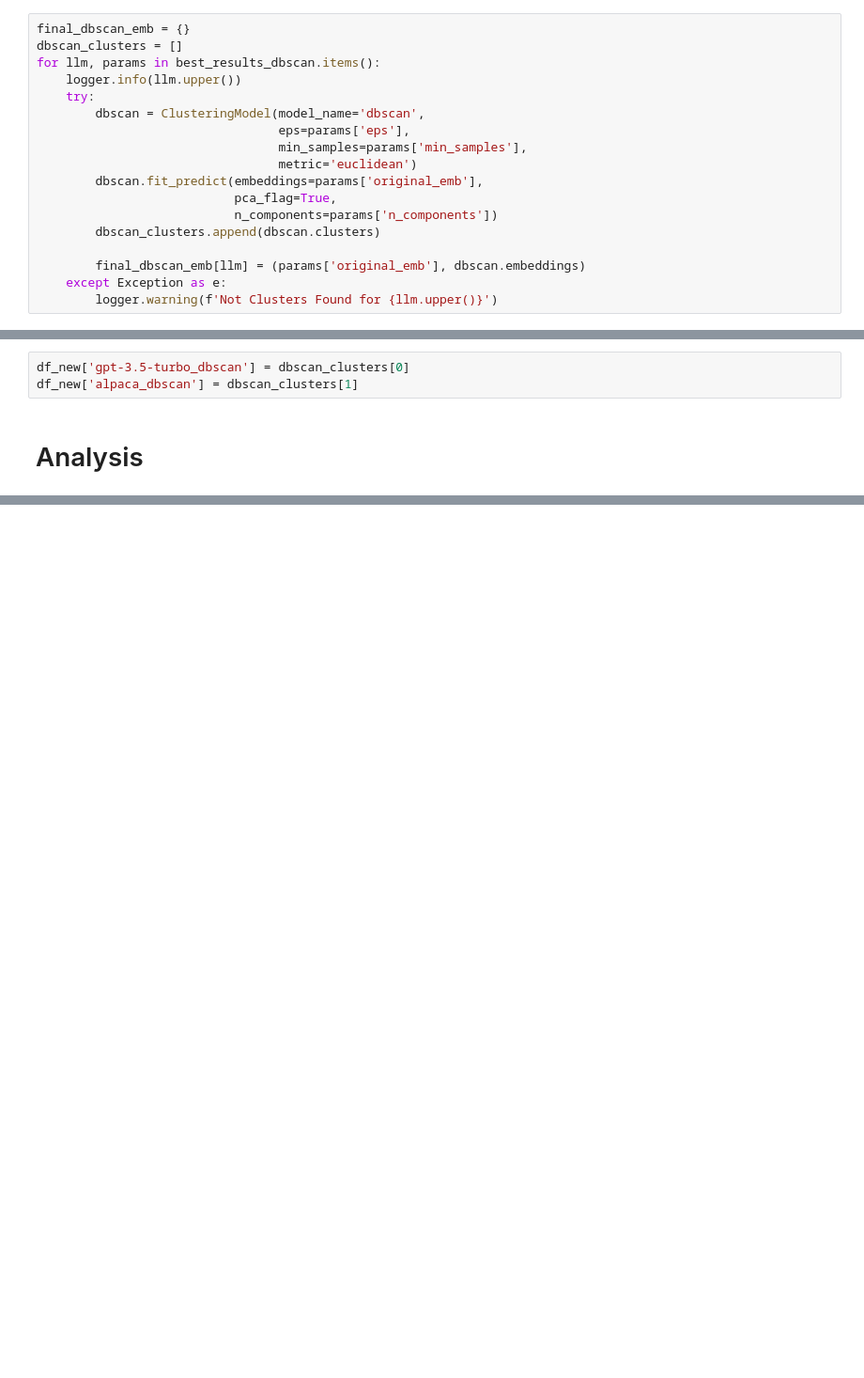
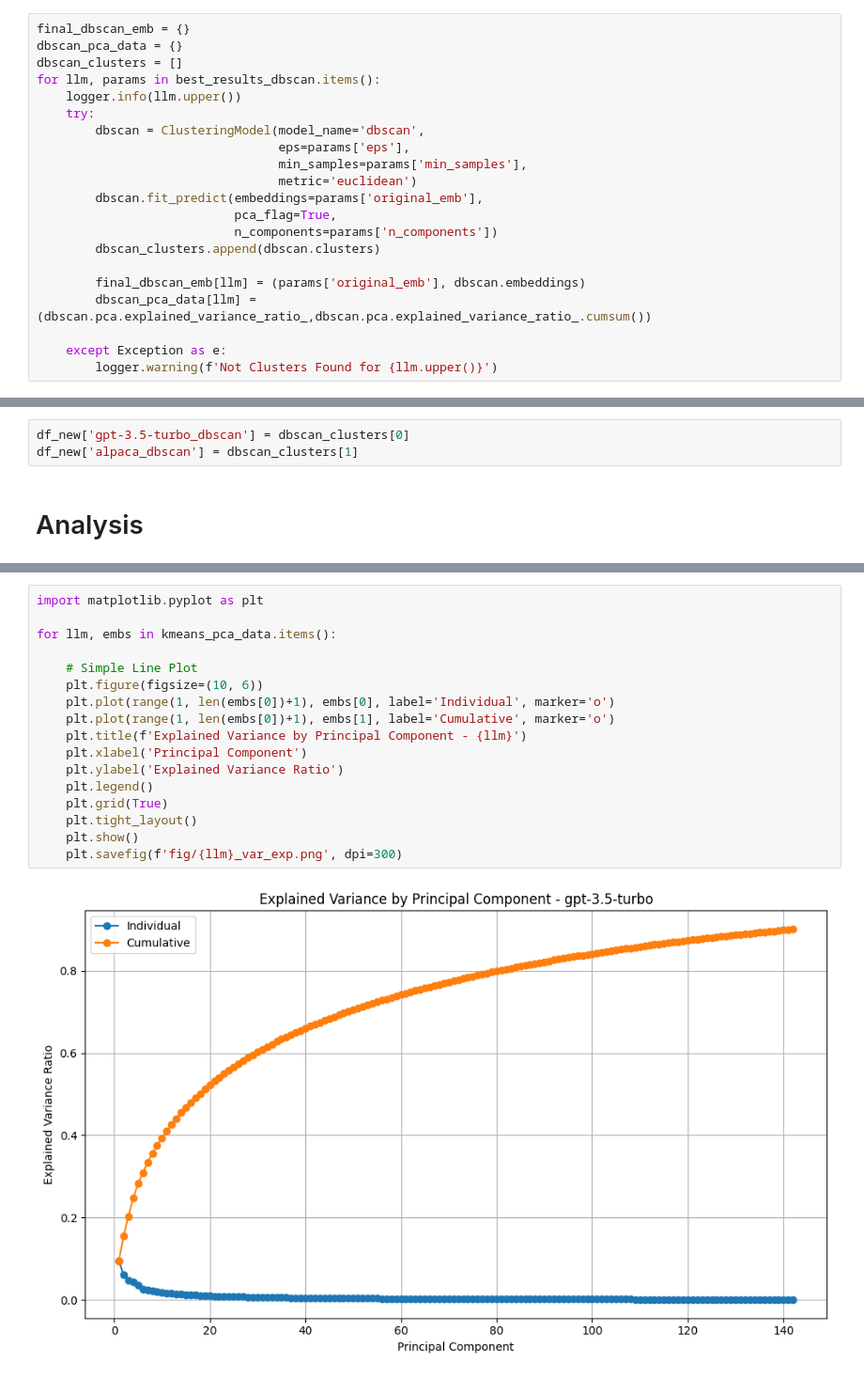
Before and after one commit to LoriTosoChef/msc-thesis-llm-clustering, a Jupyter notebook: clustering.ipynb, the cells around one changed output, grey strips where cells are left out. Shown at 94% size. Saved outputs shown, nothing was run; the diff lists cells and outputs as text; blank space fills up the shorter version.

```diff
--- a/clustering.ipynb
+++ b/clustering.ipynb
@@ -272,5 +278,6 @@ pd.DataFrame.from_dict(best_results_dbscan, orient='index')
 # %%
 final_dbscan_emb = {}
+dbscan_pca_data = {}
 dbscan_clusters = []
 for llm, params in best_results_dbscan.items():
     logger.info(llm.upper())
@@ -285,6 +292,8 @@ for llm, params in best_results_dbscan.items():
         dbscan_clusters.append(dbscan.clusters)
 
         final_dbscan_emb[llm] = (params['original_emb'], dbscan.embeddings)
+        dbscan_pca_data[llm] = (dbscan.pca.explained_variance_ratio_,dbscan.pca.explained_variance_ratio_.cumsum())
+
     except Exception as e:
         logger.warning(f'Not Clusters Found for {llm.upper()}')
 # %% [output]
@@ -302,0 +309,19 @@ df_new['alpaca_dbscan'] = dbscan_clusters[1]
+# %%
+import matplotlib.pyplot as plt
+
+for llm, embs in kmeans_pca_data.items():
+
+    # Simple Line Plot
+    plt.figure(figsize=(10, 6))
+    plt.plot(range(1, len(embs[0])+1), embs[0], label='Individual', marker='o')
+    plt.plot(range(1, len(embs[0])+1), embs[1], label='Cumulative', marker='o')
+    plt.title(f'Explained Variance by Principal Component - {llm}')
+    plt.xlabel('Principal Component')
+    plt.ylabel('Explained Variance Ratio')
+    plt.legend()
+    plt.grid(True)
+    plt.tight_layout()
+    plt.show()
+    plt.savefig(f'fig/{llm}_var_exp.png', dpi=300)
+# %% [output]
+[figure, added]
```
Also changed, not shown: parts of 14 cells of this notebook, 9 other files.
